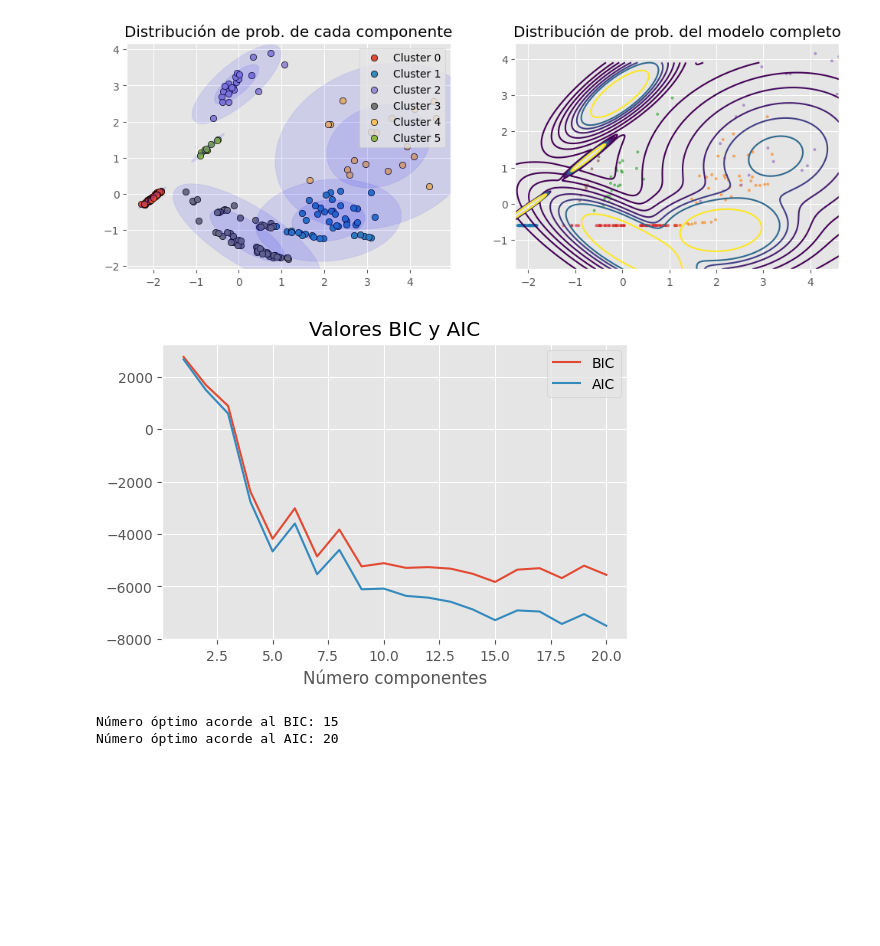
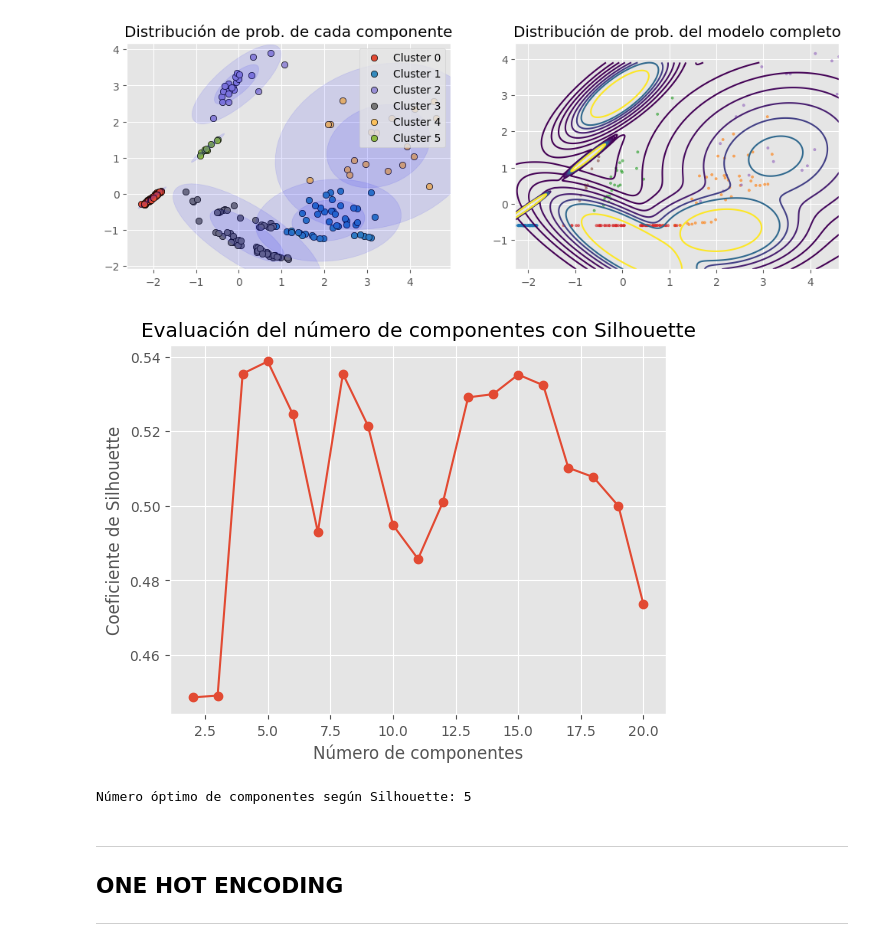
Before and after one commit to NathaliaMoniz/GRUPO09_Practica2, a Jupyter notebook: Practica.ipynb, the cells around one changed output. Cells and saved outputs as stored; diff of their text form; code cells hidden in the pictures; blank space fills up the shorter version.

```diff
--- a/Practica.ipynb
+++ b/Practica.ipynb
@@ -1007,25 +945,43 @@ plt.show()
-# %%
-n_components = range(1, 21)
-valores_bic = []
-valores_aic = []
-
-for i in n_components:
-    modelo = GaussianMixture(n_components=i, covariance_type="full")
-    modelo = modelo.fit(X)
-    valores_bic.append(modelo.bic(X))
-    valores_aic.append(modelo.aic(X))
-
-fig, ax = plt.subplots(1, 1, figsize=(6, 3.84))
-ax.plot(n_components, valores_bic, label='BIC')
-ax.plot(n_components, valores_aic, label='AIC')
-ax.set_title("Valores BIC y AIC")
-ax.set_xlabel("Número componentes")
-ax.legend();
-# %% [output]
-[figure, removed]
-# %%
-print(f"Número óptimo acorde al BIC: {range(1, 21)[np.argmin(valores_bic)]}")
-print(f"Número óptimo acorde al AIC: {range(1, 21)[np.argmin(valores_aic)]}")
-# %% [output]
-Número óptimo acorde al BIC: 15
-Número óptimo acorde al AIC: 20
+# %%
+from sklearn.mixture import GaussianMixture
+from sklearn.metrics import silhouette_score
+import matplotlib.pyplot as plt
+
+# Define el rango de posibles números de componentes
+n_components_range = range(2, 21)
+
+# Lista para almacenar los valores de Silhouette
+silhouette_scores = []
+
+# Itera sobre el rango de números de componentes
+for n_components in n_components_range:
+    # Ajusta el modelo de mezcla gaussiana
+    gmm = GaussianMixture(n_components=n_components, covariance_type='full', random_state=23)
+    gmm.fit(X)
+
+    # Predice las etiquetas de los clusters
+    cluster_labels = gmm.predict(X)
+
+    # Calcula el coeficiente de Silhouette
+    silhouette_avg = silhouette_score(X, cluster_labels)
+
+    # Almacena el valor de Silhouette
+    silhouette_scores.append(silhouette_avg)
+
+# Grafica los valores de Silhouette en función del número de componentes
+plt.plot(n_components_range, silhouette_scores, marker='o')
+plt.xlabel('Número de componentes')
+plt.ylabel('Coeficiente de Silhouette')
+plt.title('Evaluación del número de componentes con Silhouette')
+plt.show()
+
+# Encuentra el número óptimo de componentes
+optimal_n_components = n_components_range[np.argmax(silhouette_scores)]
+print(f"Número óptimo de componentes según Silhouette: {optimal_n_components}")
+# %% [output]
+[figure, added]
+Número óptimo de componentes según Silhouette: 5
+# %% [markdown]
+----------------------------------------------------------------------------------------------------------------
+## ONE HOT ENCODING
+----------------------------------------------------------------------------------------------------------------
```
Also changed, not shown: parts of 10 cells of this notebook.
